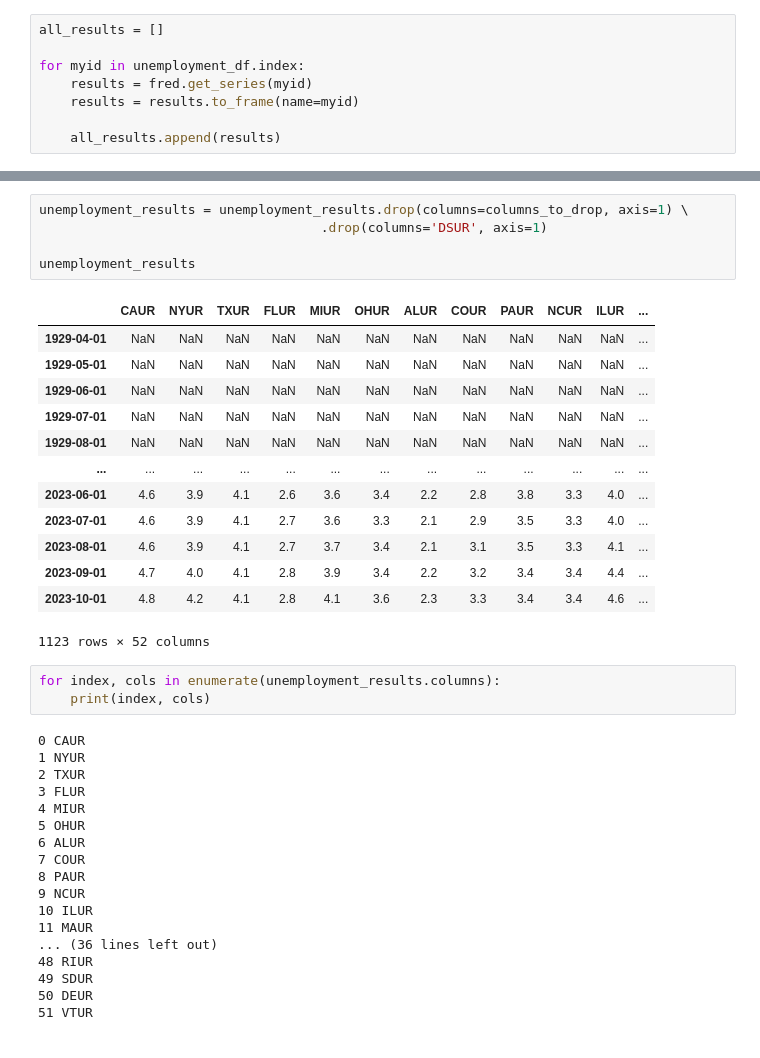
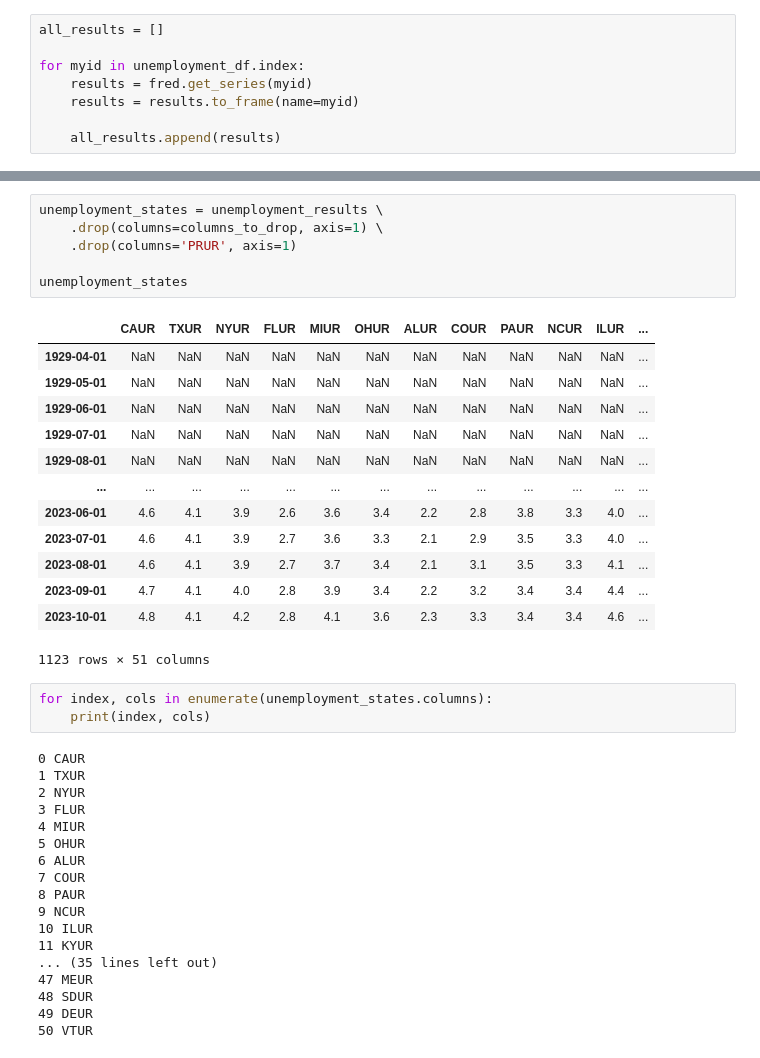
Before and after one commit to jpsam07/economic-data-analysis-with-fredapi, a Jupyter notebook: economic-data-analysis-with-fredapi.ipynb, the cells around one changed output, grey strips where cells are left out. Drawn from its saved outputs; the diff is of its cells as text.

```diff
--- a/economic-data-analysis-with-fredapi.ipynb
+++ b/economic-data-analysis-with-fredapi.ipynb
@@ -158,29 +290,30 @@ columns_to_drop
 # %%
-unemployment_results = unemployment_results.drop(columns=columns_to_drop, axis=1) \
-                                    .drop(columns='DSUR', axis=1)
+unemployment_states = unemployment_results \
+    .drop(columns=columns_to_drop, axis=1) \
+    .drop(columns='PRUR', axis=1)
 
-unemployment_results
+unemployment_states
 # %% [output]
-|  | CAUR | NYUR | TXUR | FLUR | MIUR | OHUR | ALUR | COUR | PAUR | NCUR | ILUR | ... |
+|  | CAUR | TXUR | NYUR | FLUR | MIUR | OHUR | ALUR | COUR | PAUR | NCUR | ILUR | ... |
 | 1929-04-01 | NaN | NaN | NaN | NaN | NaN | NaN | NaN | NaN | NaN | NaN | NaN | ... |
 | 1929-05-01 | NaN | NaN | NaN | NaN | NaN | NaN | NaN | NaN | NaN | NaN | NaN | ... |
 | 1929-06-01 | NaN | NaN | NaN | NaN | NaN | NaN | NaN | NaN | NaN | NaN | NaN | ... |
 | 1929-07-01 | NaN | NaN | NaN | NaN | NaN | NaN | NaN | NaN | NaN | NaN | NaN | ... |
 | 1929-08-01 | NaN | NaN | NaN | NaN | NaN | NaN | NaN | NaN | NaN | NaN | NaN | ... |
 | ... | ... | ... | ... | ... | ... | ... | ... | ... | ... | ... | ... | ... |
-| 2023-06-01 | 4.6 | 3.9 | 4.1 | 2.6 | 3.6 | 3.4 | 2.2 | 2.8 | 3.8 | 3.3 | 4.0 | ... |
-| 2023-07-01 | 4.6 | 3.9 | 4.1 | 2.7 | 3.6 | 3.3 | 2.1 | 2.9 | 3.5 | 3.3 | 4.0 | ... |
-| 2023-08-01 | 4.6 | 3.9 | 4.1 | 2.7 | 3.7 | 3.4 | 2.1 | 3.1 | 3.5 | 3.3 | 4.1 | ... |
-| 2023-09-01 | 4.7 | 4.0 | 4.1 | 2.8 | 3.9 | 3.4 | 2.2 | 3.2 | 3.4 | 3.4 | 4.4 | ... |
-| 2023-10-01 | 4.8 | 4.2 | 4.1 | 2.8 | 4.1 | 3.6 | 2.3 | 3.3 | 3.4 | 3.4 | 4.6 | ... |
+| 2023-06-01 | 4.6 | 4.1 | 3.9 | 2.6 | 3.6 | 3.4 | 2.2 | 2.8 | 3.8 | 3.3 | 4.0 | ... |
+| 2023-07-01 | 4.6 | 4.1 | 3.9 | 2.7 | 3.6 | 3.3 | 2.1 | 2.9 | 3.5 | 3.3 | 4.0 | ... |
+| 2023-08-01 | 4.6 | 4.1 | 3.9 | 2.7 | 3.7 | 3.4 | 2.1 | 3.1 | 3.5 | 3.3 | 4.1 | ... |
+| 2023-09-01 | 4.7 | 4.1 | 4.0 | 2.8 | 3.9 | 3.4 | 2.2 | 3.2 | 3.4 | 3.4 | 4.4 | ... |
+| 2023-10-01 | 4.8 | 4.1 | 4.2 | 2.8 | 4.1 | 3.6 | 2.3 | 3.3 | 3.4 | 3.4 | 4.6 | ... |
-1123 rows × 52 columns
+1123 rows × 51 columns
 # %%
-for index, cols in enumerate(unemployment_results.columns):
+for index, cols in enumerate(unemployment_states.columns):
     print(index, cols)
 # %% [output]
 0 CAUR
-1 NYUR
-2 TXUR
+1 TXUR
+2 NYUR
 3 FLUR
 4 MIUR
 5 OHUR
@@ -189,9 +322,9 @@ for index, cols in enumerate(unemployment_results.columns):
 8 PAUR
 9 NCUR
 10 ILUR
-11 MAUR
-... (36 lines left out)
-48 RIUR
-49 SDUR
-50 DEUR
-51 VTUR
+11 KYUR
+... (35 lines left out)
+47 MEUR
+48 SDUR
+49 DEUR
+50 VTUR
```
Also changed, not shown: parts of 68 cells of this notebook.
